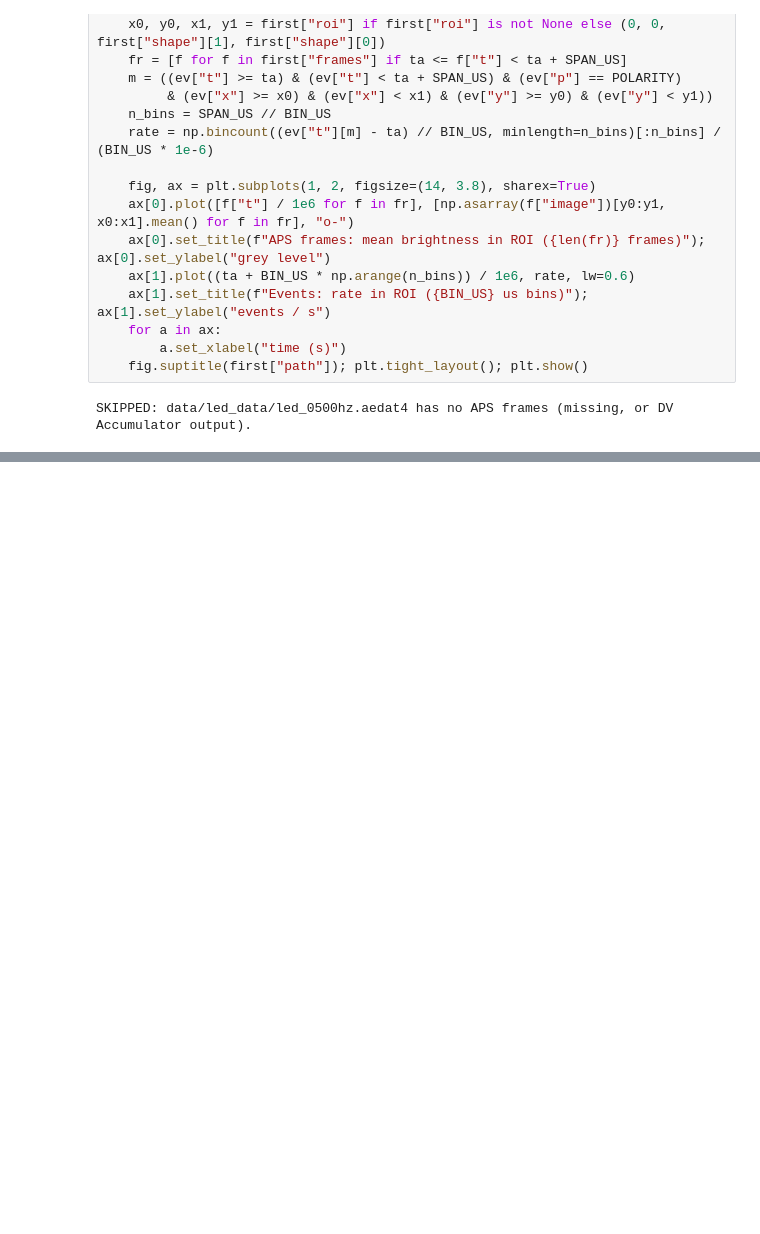
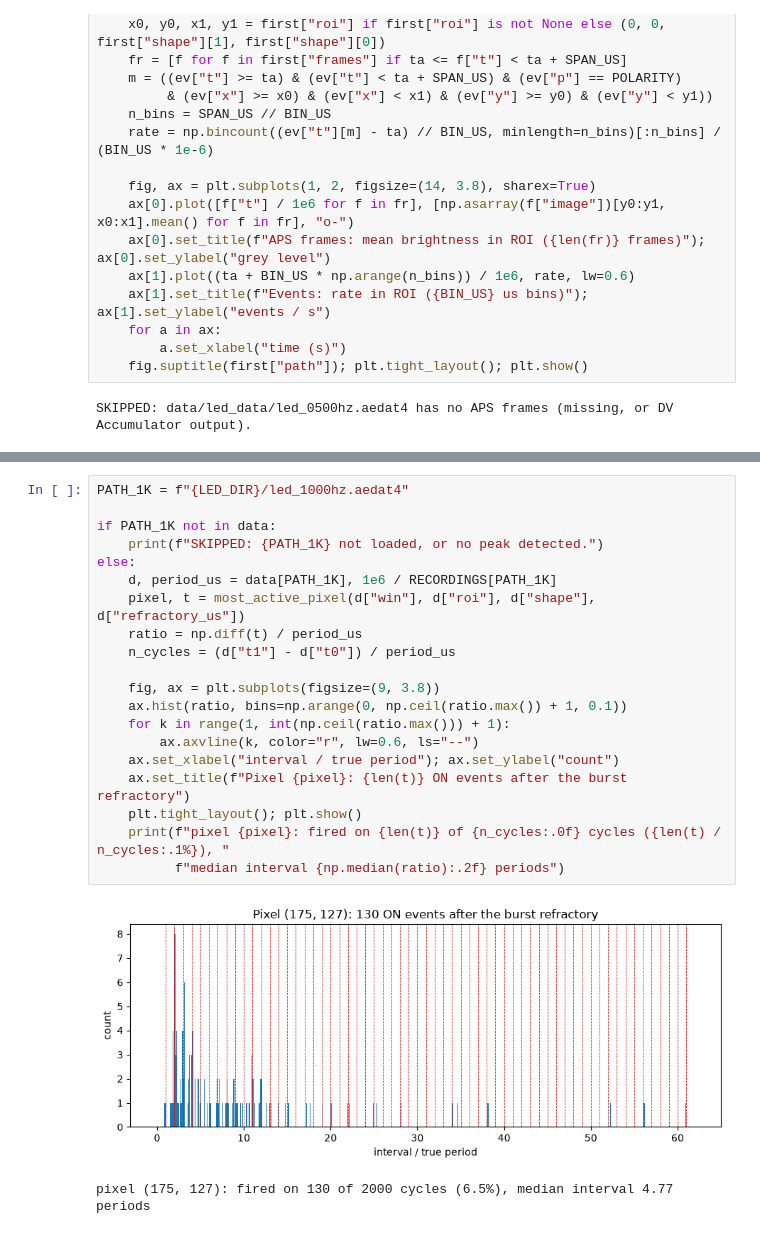
Before and after one commit to allusson/event-perception, a Jupyter notebook: notebooks/04_frequency_estimation.ipynb, the cells around one changed output, grey strips where cells are left out. Drawn from its saved outputs; the diff is of its cells as text; blank space fills up the shorter version.

```diff
--- a/notebooks/04_frequency_estimation.ipynb
+++ b/notebooks/04_frequency_estimation.ipynb
@@ -229,0 +304,23 @@ SKIPPED: data/led_data/led_0500hz.aedat4 has no APS frames (missing, or DV Accum
+# %%
+PATH_1K = f"{LED_DIR}/led_1000hz.aedat4"
+
+if PATH_1K not in data:
+    print(f"SKIPPED: {PATH_1K} not loaded, or no peak detected.")
+else:
+    d, period_us = data[PATH_1K], 1e6 / RECORDINGS[PATH_1K]
+    pixel, t = most_active_pixel(d["win"], d["roi"], d["shape"], d["refractory_us"])
+    ratio = np.diff(t) / period_us
+    n_cycles = (d["t1"] - d["t0"]) / period_us
+
+    fig, ax = plt.subplots(figsize=(9, 3.8))
+    ax.hist(ratio, bins=np.arange(0, np.ceil(ratio.max()) + 1, 0.1))
+    for k in range(1, int(np.ceil(ratio.max())) + 1):
+        ax.axvline(k, color="r", lw=0.6, ls="--")
+    ax.set_xlabel("interval / true period"); ax.set_ylabel("count")
+    ax.set_title(f"Pixel {pixel}: {len(t)} ON events after the burst refractory")
+    plt.tight_layout(); plt.show()
+    print(f"pixel {pixel}: fired on {len(t)} of {n_cycles:.0f} cycles ({len(t) / n_cycles:.1%}), "
+          f"median interval {np.median(ratio):.2f} periods")
+# %% [output]
+[figure, added]
+pixel (175, 127): fired on 130 of 2000 cycles (6.5%), median interval 4.77 periods
```
Also changed, not shown: parts of 9 cells of this notebook, 2 other files.
